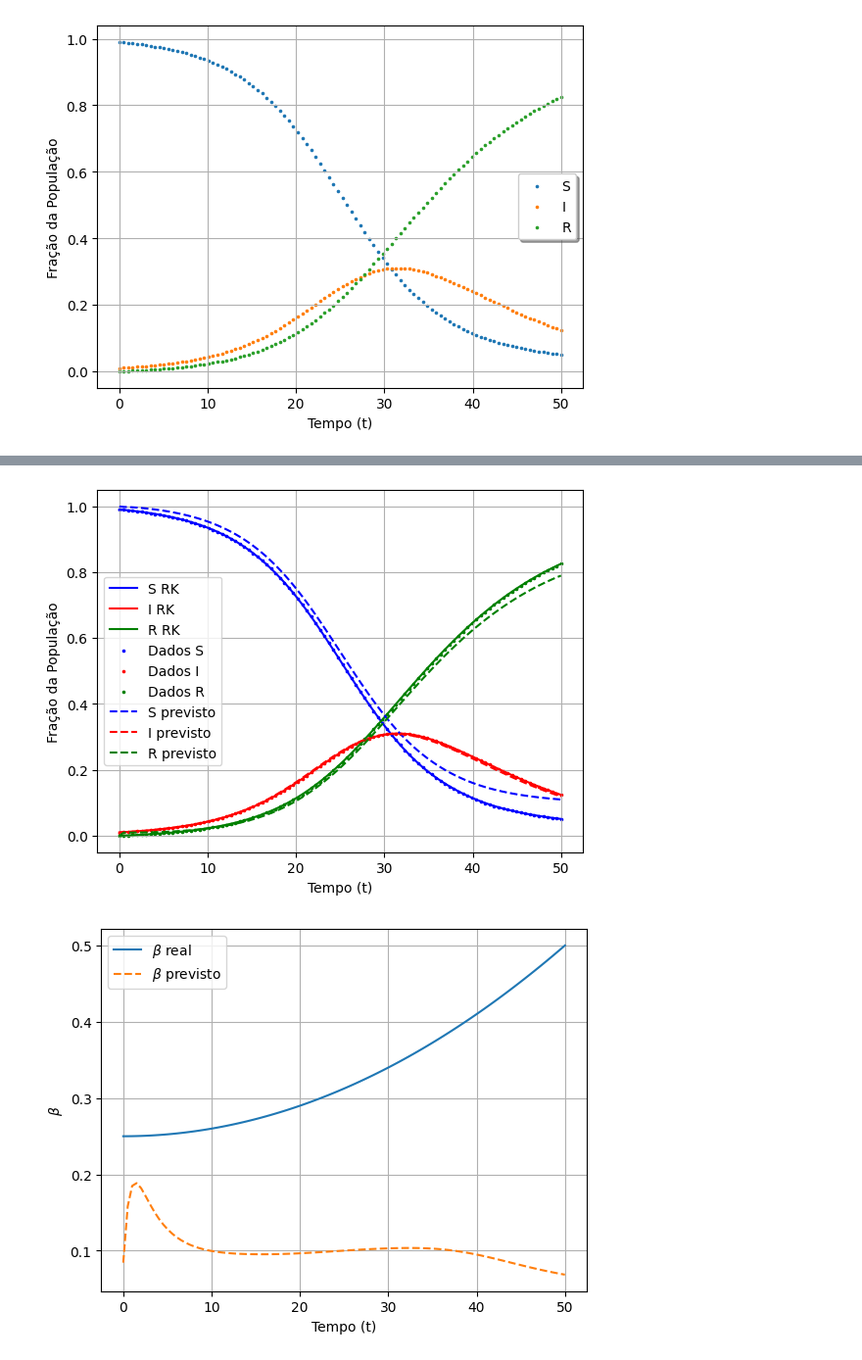
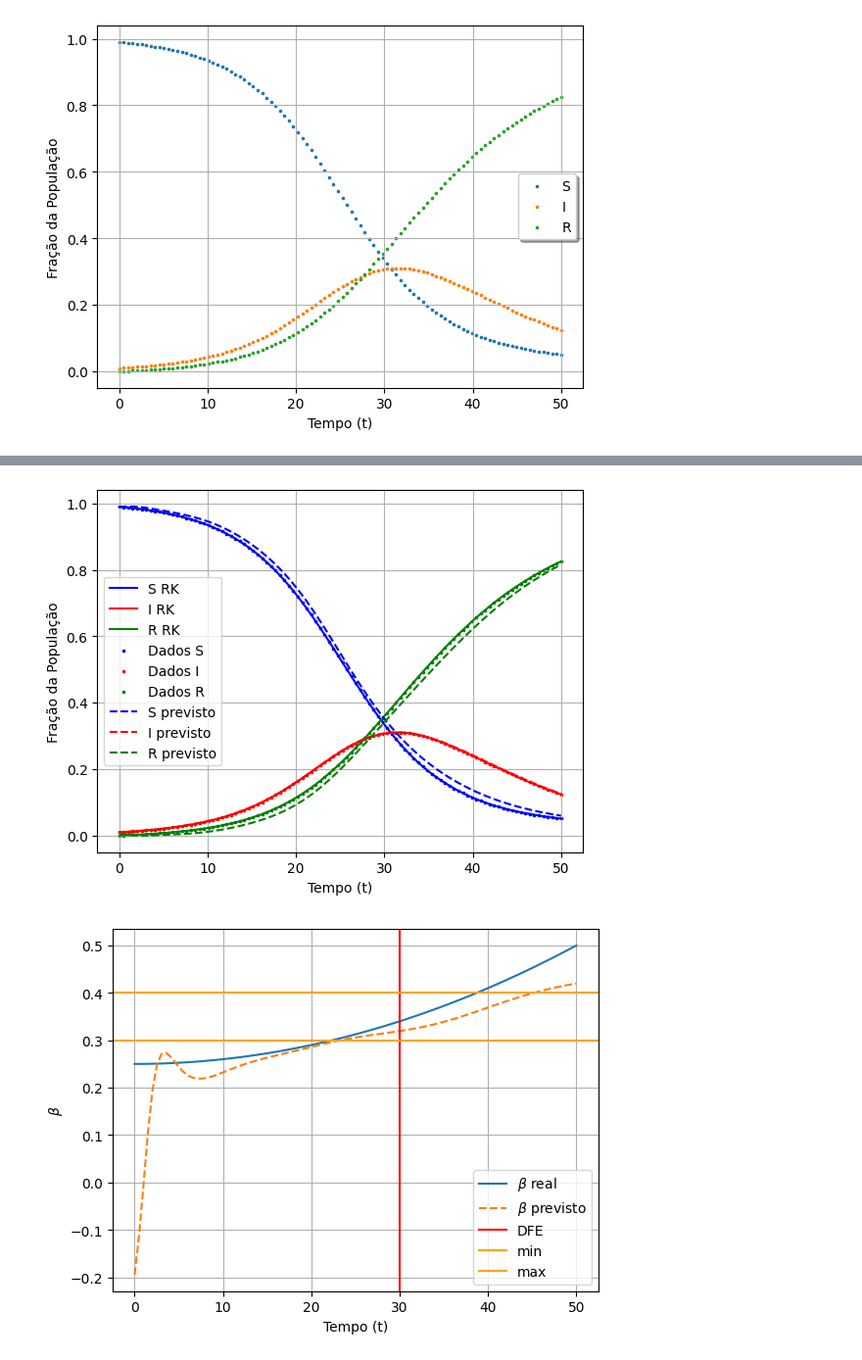
Before and after one commit to ginbar/inverse-cm, a Jupyter notebook: notebooks/real_data/test.ipynb, the cells around one changed output, grey strips where cells are left out. Shown at 98% size. Cells and saved outputs as stored; diff of their text form; code cells hidden in the pictures.

```diff
--- a/notebooks/real_data/test.ipynb
+++ b/notebooks/real_data/test.ipynb
@@ -29,6 +29,6 @@ plotting.plot_rk_data(data_t, sir_data)
 # %% [output]
 [figure]
 # %%
-model = WorkflowModel(t0, tf, sir_data[:,1], data_t, scaling="min/max")
+model = WorkflowModel(t0, tf, sir_data[:,1], data_t, scaling="norm")
 model.S0, model.I0, model.R0
 # %% [output]
@@ -78,11 +76,13 @@ predictions = model.predict(data_t)
 # %%
 plotting.plot_results(sir_comparts, sir_data, predictions, data_t)
 # %% [output]
-[figure, old version]
+[figure, new version]
 # %%
-plotting.plot_beta(mono_beta, predictions[:,3], data_t)
+plotting.plot_beta_comparison(mono_beta, predictions[:,2], data_t,
+    vlines=[(30, "DFE", "red")],
+    hlines=[(0.3, "min", "orange"), (0.4, "max", "orange")])
 # %% [output]
-[figure, old version]
+[figure, new version]
 # %%
 eval_predictions(sir_comparts, predictions)
 # %% [output]
```
Also changed, not shown: parts of 5 cells of this notebook, 33 other files.
